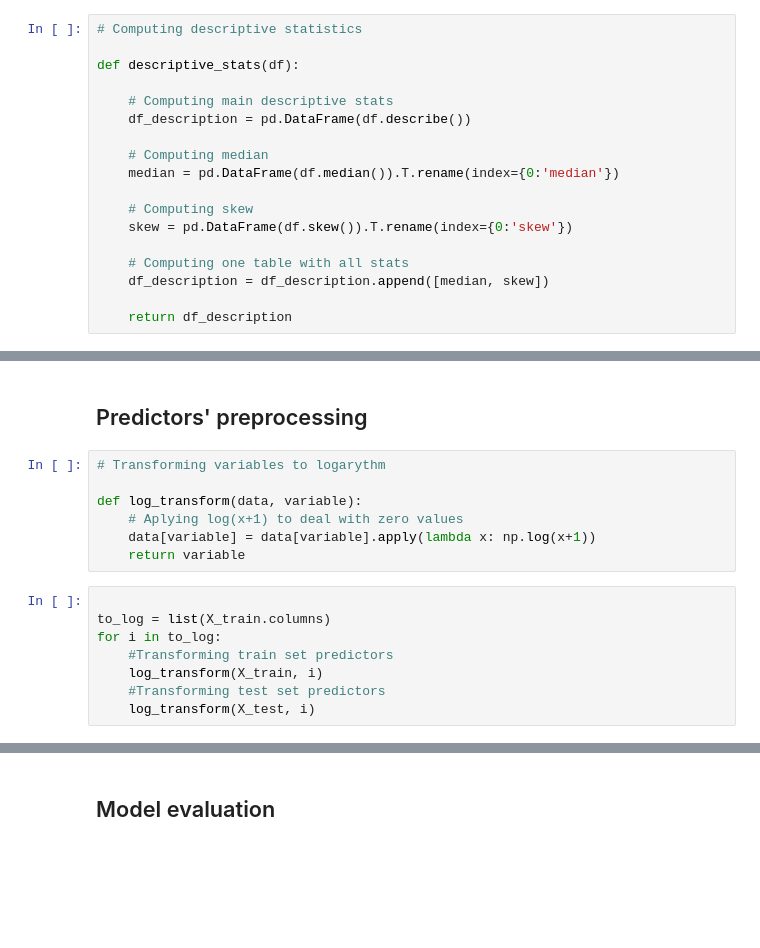
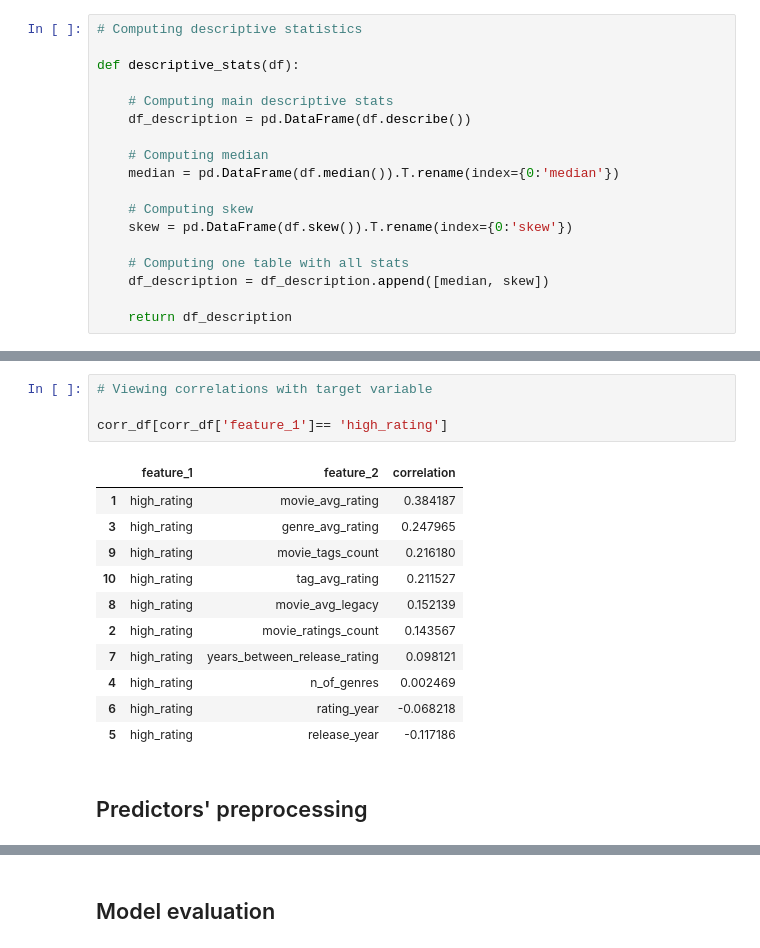
Before and after one commit to sanchiesa/user_movie_rating, a Jupyter notebook: notebooks/user_movie_rating.ipynb, the cells around one changed output, grey strips where cells are left out. Cells and saved outputs as stored; diff of their text form; blank space fills up the shorter version.

```diff
--- a/notebooks/user_movie_rating.ipynb
+++ b/notebooks/user_movie_rating.ipynb
@@ -1218,17 +1282,18 @@ descriptive_stats(X_train)
+# %%
+# Viewing correlations with target variable
+
+corr_df[corr_df['feature_1']== 'high_rating']
+# %% [output]
+|  | feature_1 | feature_2 | correlation |
+| 1 | high_rating | movie_avg_rating | 0.384187 |
+| 3 | high_rating | genre_avg_rating | 0.247965 |
+| 9 | high_rating | movie_tags_count | 0.216180 |
+| 10 | high_rating | tag_avg_rating | 0.211527 |
+| 8 | high_rating | movie_avg_legacy | 0.152139 |
+| 2 | high_rating | movie_ratings_count | 0.143567 |
+| 7 | high_rating | years_between_release_rating | 0.098121 |
+| 4 | high_rating | n_of_genres | 0.002469 |
+| 6 | high_rating | rating_year | -0.068218 |
+| 5 | high_rating | release_year | -0.117186 |
 # %% [markdown]
 ## Predictors' preprocessing
-# %%
-# Transforming variables to logarythm
-
-def log_transform(data, variable):
-    # Aplying log(x+1) to deal with zero values
-    data[variable] = data[variable].apply(lambda x: np.log(x+1))
-    return variable
-# %%
-
-to_log = list(X_train.columns)
-for i in to_log:
-    #Transforming train set predictors
-    log_transform(X_train, i)
-    #Transforming test set predictors
-    log_transform(X_test, i)
```
Also changed, not shown: parts of 25 cells of this notebook.
